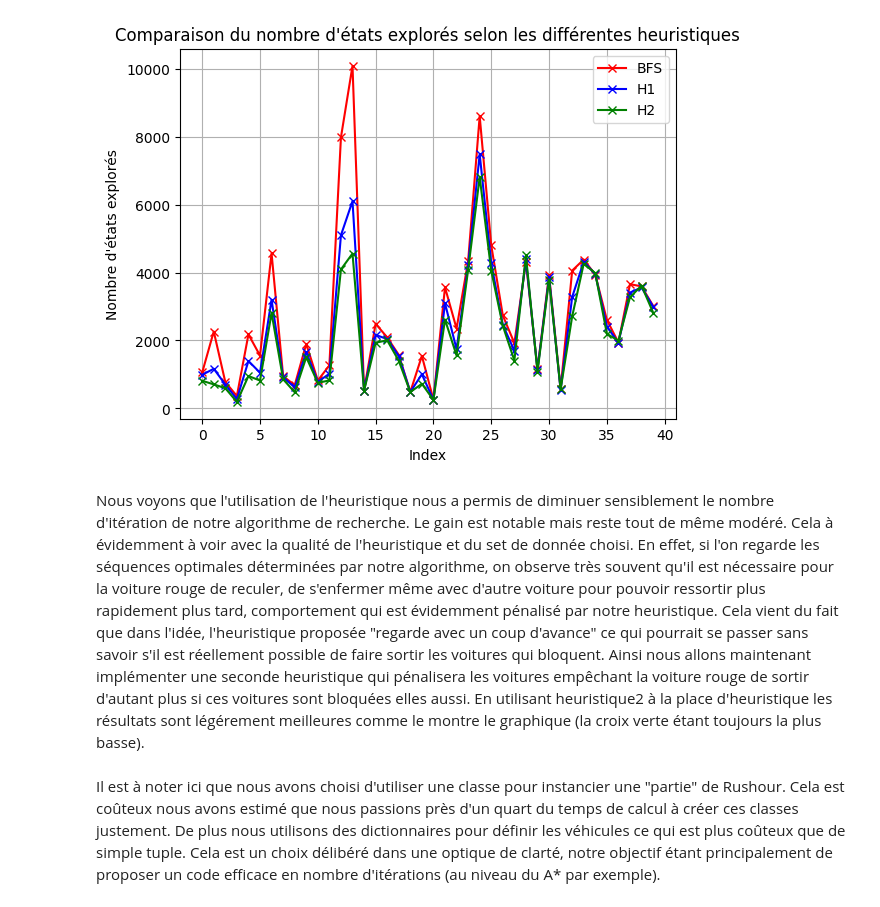
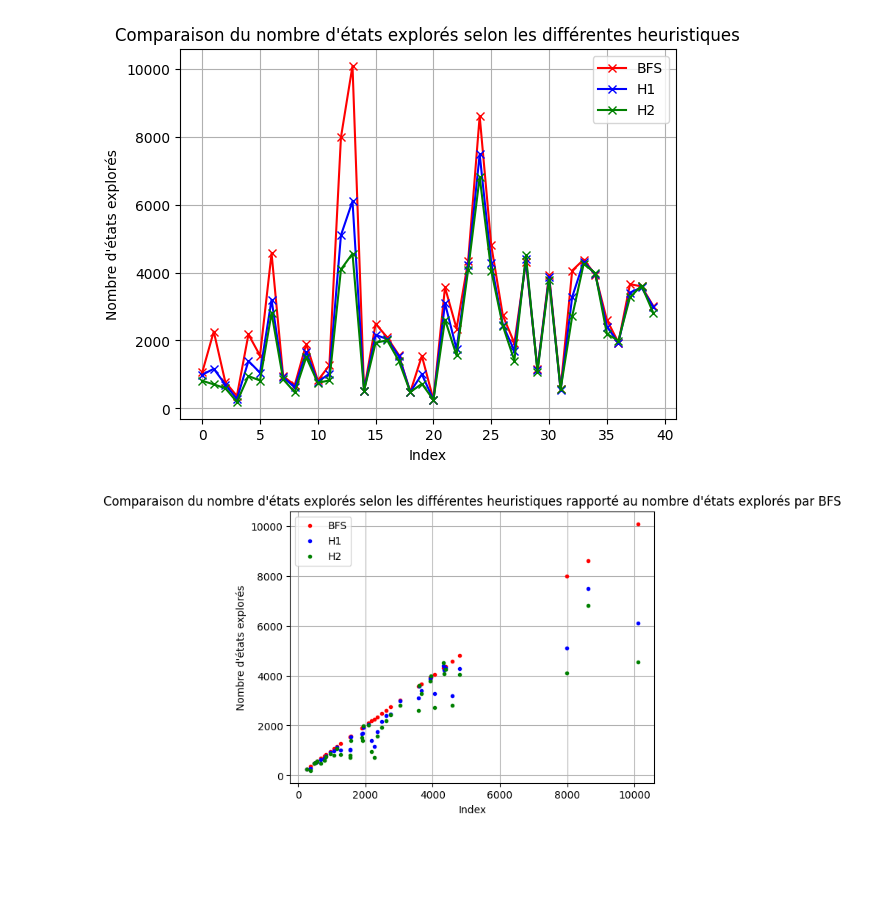
Before and after one commit to romeodelyon69/RushHour, a Jupyter notebook: rushHour.ipynb, the cells around one changed output. Drawn from its saved outputs; the diff is of its cells as text; code cells hidden in the pictures; blank space fills up the shorter version.

```diff
--- a/rushHour.ipynb
+++ b/rushHour.ipynb
@@ -854,7 +854,19 @@ plt.grid(True)
 plt.show()
 # %% [output]
 [figure]
-# %% [markdown]
-Nous voyons que l'utilisation de l'heuristique nous a permis de diminuer sensiblement le nombre d'itération de notre algorithme de recherche. Le gain est notable mais reste tout de même modéré. Cela à évidemment à voir avec la qualité de l'heuristique et du set de donnée choisi. En effet, si l'on regarde les séquences optimales déterminées par notre algorithme, on observe très souvent qu'il est nécessaire pour la voiture rouge de reculer, de s'enfermer même avec d'autre voiture pour pouvoir ressortir plus rapidement plus tard, comportement qui est évidemment pénalisé par notre heuristique. Cela vient du fait que dans l'idée, l'heuristique proposée "regarde avec un coup d'avance" ce qui pourrait se passer sans savoir s'il est réellement possible de faire sortir les voitures qui bloquent. Ainsi nous allons maintenant implémenter une seconde heuristique qui pénalisera les voitures empêchant la voiture rouge de sortir d'autant plus si ces voitures sont bloquées elles aussi. En utilisant heuristique2 à la place d'heuristique les résultats sont légérement meilleures comme le montre le graphique (la croix verte étant toujours la plus basse).
-# %% [markdown]
-Il est à noter ici que nous avons choisi d'utiliser une classe pour instancier une "partie" de Rushour. Cela est coûteux nous avons estimé que nous passions près d'un quart du temps de calcul à créer ces classes justement. De plus nous utilisons des dictionnaires pour définir les véhicules ce qui est plus coûteux que de simple tuple. Cela est un choix délibéré dans une optique de clarté, notre objectif étant principalement de proposer un code efficace en nombre d'itérations (au niveau du A* par exemple).
+# %%
+plt.plot(list_iterationsBFS, list_iterationsBFS, marker='o', linestyle='', color='r', label="BFS", markersize=3)
+plt.plot(list_iterationsBFS, list_iterationsH1, marker='o', linestyle='', color='b', label="H1", markersize=3)
+plt.plot(list_iterationsBFS, list_iterationsH2, marker='o', linestyle='', color='g', label="H2", markersize=3)
+
+# Ajouter des titres et légendes
+plt.xlabel("Index")
+plt.ylabel("Nombre d'états explorés")
+plt.title("Comparaison du nombre d'états explorés selon les différentes heuristiques rapporté au nombre d'états explorés par BFS")
+plt.legend()
+plt.grid(True)
+
+# Afficher le graphique
+plt.show()
+# %% [output]
+[figure, added]
```
Also changed, not shown: parts of 1 cell of this notebook.
